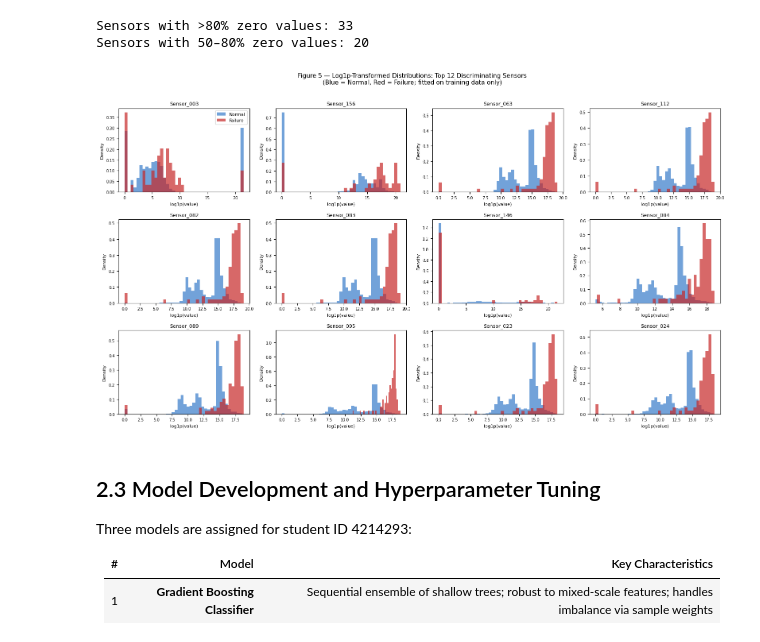
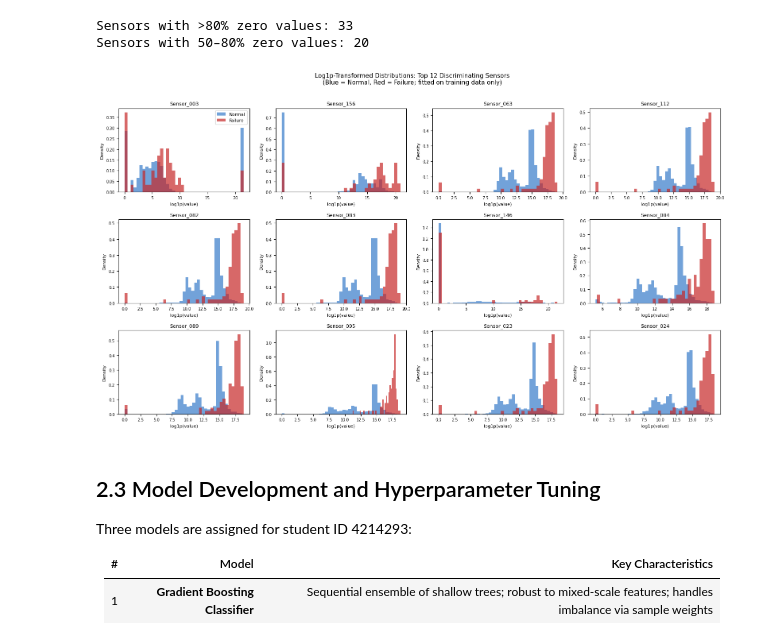
Before and after one commit to YameenMunir/Artificial-Intelligence-Coursework, a Jupyter notebook: notebook/CSI_6_ARI_2526_CW2_CODE_4214293.ipynb, the cells around one changed output. Cells and saved outputs as stored; diff of their text form; code cells hidden in the pictures.

```diff
--- a/notebook/CSI_6_ARI_2526_CW2_CODE_4214293.ipynb
+++ b/notebook/CSI_6_ARI_2526_CW2_CODE_4214293.ipynb
@@ -438,36 +435,36 @@ print(f"Sensors with 50–80% zero values: {n_mod_sparse}")
 Sensors with >80% zero values: 33
 Sensors with 50–80% zero values: 20
 # %%
-# Figure 5 — Feature Distributions (Top 12 most discriminating sensors)
+# Feature Distributions (Top 12 most discriminating sensors)
 # Shows raw vs log1p distribution split by class label
 # Confirms right-skew motivating the log1p transform in the MLP pipeline
 
 top12 = mean_diff.nlargest(12).index.tolist()
 
 fig, axes = plt.subplots(3, 4, figsize=(16, 9))
 axes = axes.flatten()
 
 for i, feat in enumerate(top12):
     ax = axes[i]
     neg_vals = X_train.loc[y_train == 0, feat].dropna()
     pos_vals = X_train.loc[y_train == 1, feat].dropna()
     # Log1p transform for display (mirrors MLP pipeline step)
     ax.hist(np.log1p(neg_vals), bins=40, alpha=0.6, color='#1565C0', label='Normal', density=True)
     ax.hist(np.log1p(pos_vals), bins=40, alpha=0.7, color='#C62828', label='Failure', density=True)
     ax.set_title(feat, fontsize=9)
     ax.set_xlabel('log1p(value)', fontsize=8)
     ax.set_ylabel('Density', fontsize=8)
     ax.tick_params(labelsize=7)
     if i == 0:
         ax.legend(fontsize=8)
 
-fig.suptitle('Figure 5 — Log1p-Transformed Distributions: Top 12 Discriminating Sensors\n'
+fig.suptitle('Log1p-Transformed Distributions: Top 12 Discriminating Sensors\n'
              '(Blue = Normal, Red = Failure; fitted on training data only)', fontsize=11, y=1.01)
 plt.tight_layout()
 plt.savefig('fig5_feature_distributions.png', dpi=150, bbox_inches='tight')
 plt.show()
 # %% [output]
-[figure, old version]
+[figure, new version]
 # %% [markdown]
 ## 2.3 Model Development and Hyperparameter Tuning
 
```
Also changed, not shown: parts of 4 cells of this notebook.
